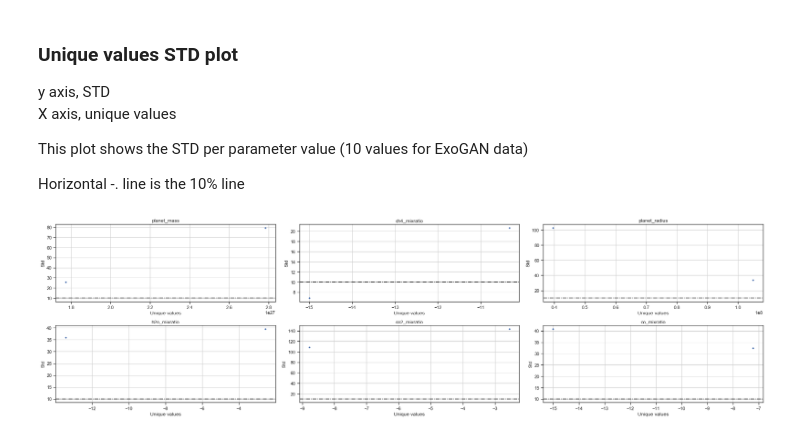
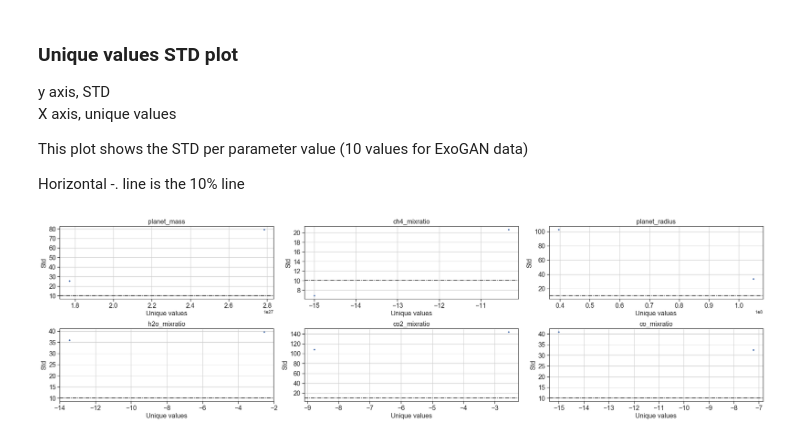
Before and after one commit to deKeijzer/SRON-DCGAN, a Jupyter notebook: notebooks/error analysis.ipynb, the cells around one changed output. Drawn from its saved outputs; the diff is of its cells as text; code cells hidden in the pictures.

Commit message:
fontsize in error analysis plots increased.

```diff
--- a/notebooks/error analysis.ipynb
+++ b/notebooks/error analysis.ipynb
@@ -91,11 +93,11 @@ df = df.drop(['temp_profile_error','temp_profile_real','temp_profile_inpainted']
 #params = ['planet_mass','temp_profile','ch4_mixratio','planet_radius','h2o_mixratio','co2_mixratio','co_mixratio']
 params = ['planet_mass','ch4_mixratio','planet_radius','h2o_mixratio','co2_mixratio','co_mixratio']
 
-
+fontsize = 16
 plt.figure(figsize=((25,10)))
 for i,param in enumerate(params):
     plt.subplot(3,3,i+1)
-    plt.title(param+'_error')
+    plt.title(param+'_error', fontsize=fontsize)
     plt.hist(df[param+'_error'], bins=100)
 
     # plot mean and median line
@@ -107,7 +109,10 @@ for i,param in enumerate(params):
     plt.axvline(x=mu-df[param+'_error'].std(),  color='black', linestyle=':', alpha=1, label=r'$\sigma$')
     plt.axvline(x=mu+df[param+'_error'].std(),  color='black', linestyle=':', alpha=1)
 
-    plt.legend()
+    plt.xticks(fontsize=fontsize)
+    plt.yticks(fontsize=fontsize)
+
+    plt.legend(fontsize=fontsize)
     plt.grid()
     plt.tight_layout()
 # %% [output]
@@ -132,7 +132,7 @@ for i,param in enumerate(params):
 
     plt.subplot(3,3,i+1)
 
-    plt.title(param +' \t $R^2$ = %.2f' % r2)
+    plt.title(param +' \t $R^2$ = %.2f' % r2, fontsize=fontsize)
     plt.plot(y_hat, y, '.', ms=1)
 
     """Force x,y range on the same scale outliers outside of range wont be plotted!"""
@@ -146,8 +146,11 @@ for i,param in enumerate(params):
     # Plot the red 'perfect' prediction line
     plt.plot(plt.xlim(), plt.ylim(), ls="-", c='r')
 
-    plt.xlabel(r"$\hat{y}$")
-    plt.ylabel(r"$y$")
+    plt.xticks(fontsize=fontsize)
+    plt.yticks(fontsize=fontsize)
+
+    plt.xlabel(r"$\hat{y}$", fontsize=fontsize)
+    plt.ylabel(r"$y$", fontsize=fontsize)
     plt.grid()
     plt.tight_layout()
 # %% [output]
@@ -207,30 +210,33 @@ Horizontal -. line is the 10% line
 # %%
 plt.figure(figsize=((25,10)))
 
 for i,param in enumerate(params):
     uniques = df[param+'_real'].unique()
 
     counts = []
     stds = []
     for unique in uniques:
         t = df[param+'_error'][(df[param+'_real'] == unique)]
         std = t.std()
         count = t.count()
         #print(count, std)
 
         counts.append(count)
         stds.append(std)
 
     plt.subplot(3,3,i+1)
     plt.plot(uniques, stds, '.')
 
     plt.axhline(y=10,  color='black', linestyle='-.', alpha=0.9)
 
     """layout"""""
+    plt.xticks(fontsize=fontsize)
+    plt.yticks(fontsize=fontsize)
+
     plt.grid()
-    plt.title(param)
-    plt.xlabel('Unique values')
-    plt.ylabel('Std')
+    plt.title(param, fontsize=fontsize)
+    plt.xlabel('Unique values', fontsize=fontsize)
+    plt.ylabel('Std', fontsize=fontsize)
     plt.tight_layout()
 # %% [output]
-[figure, old version]
+[figure, new version]
```
Also changed, not shown: parts of 5 cells of this notebook, 7 other files.
